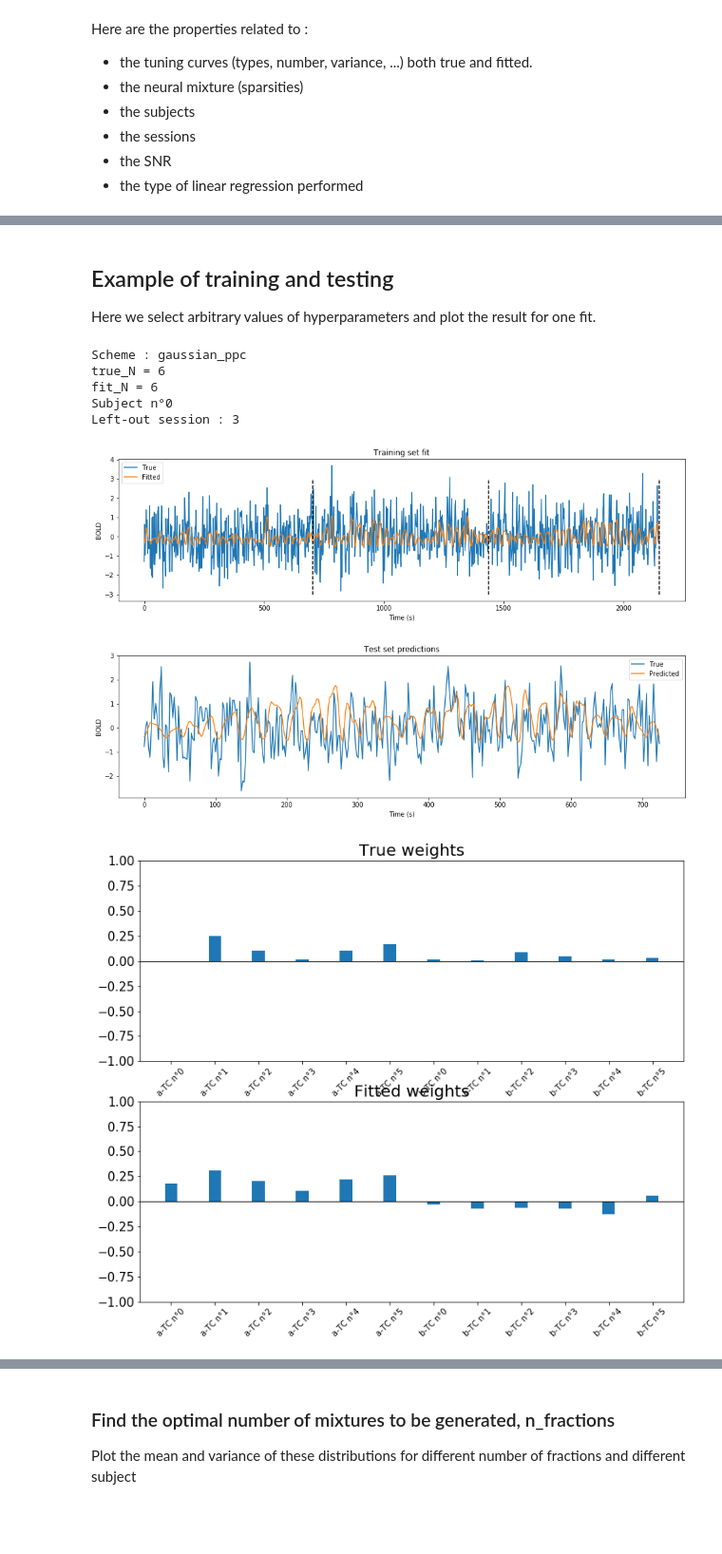
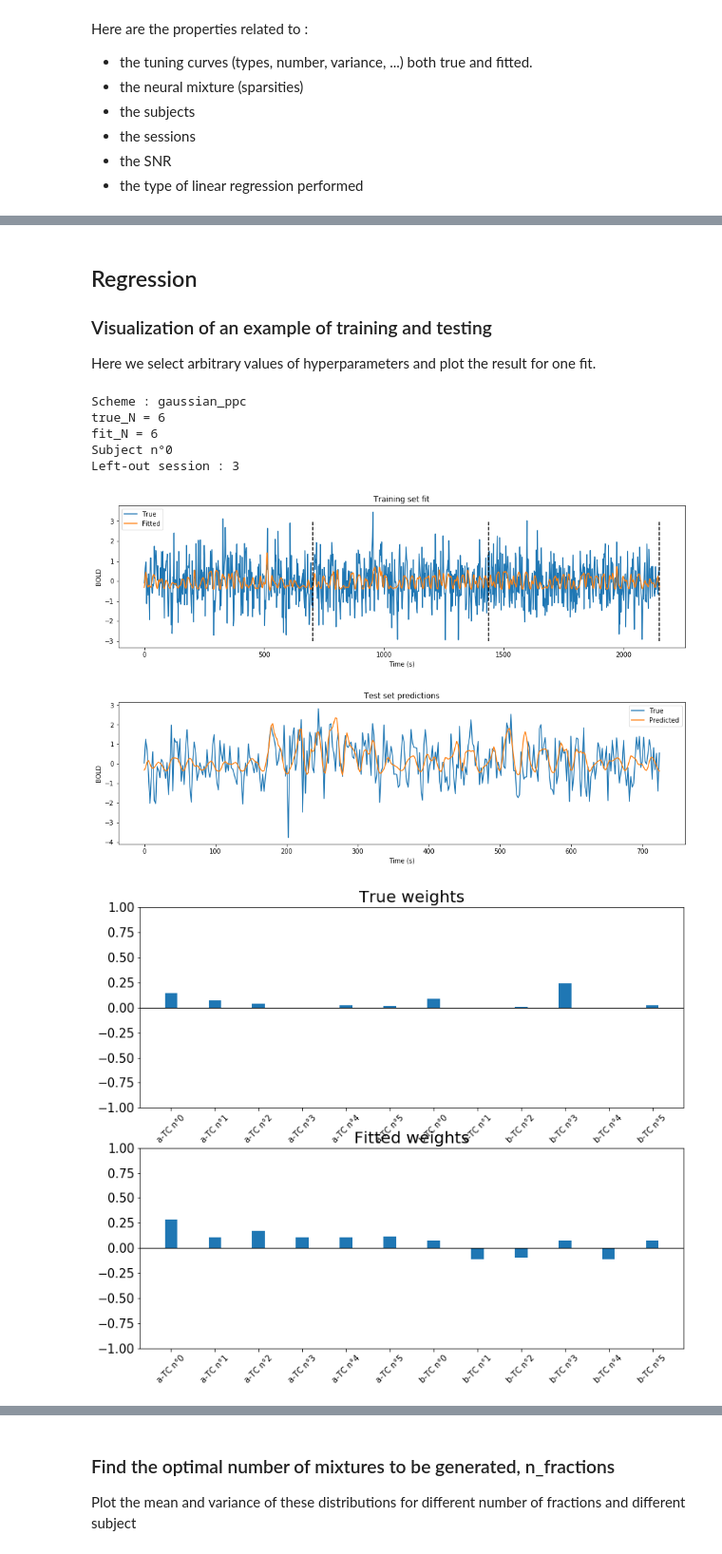
Before and after one commit to sebastiendemortain/neural-coding-of-probabilities, a Jupyter notebook: simulation_results.ipynb, the cells around one changed output, grey strips where cells are left out. Shown at 95% size. Cells and saved outputs as stored; diff of their text form; code cells hidden in the pictures; blank space fills up the shorter version.

```diff
--- a/simulation_results.ipynb
+++ b/simulation_results.ipynb
@@ -112,0 +268,22 @@ We load the design matrix, z-score it
+# %%
+# Initialization
+Xw = [[[[None for k_session in range(n_sessions)] for k_subject in range(n_subjects)] for k_fit_N in range(n_N)]
+     for k_scheme in range(n_schemes)]
+
+# Whitening matrix
+white_mat = sio.loadmat('data/simu/whitening_matrix.mat')
+W = white_mat['W']
+# Complete the in-between session "holes"
+W[300:600, 300:600] = W[20:320, 20:320]
+
+if not whitening_done:
+    # Multiplying the zscored X with the whitening matrix
+    for k_scheme, k_fit_N, k_subject, k_session in itertools.product(range(n_schemes), range(n_N), range(n_subjects), range(n_sessions)):
+        X_tmp = copy.deepcopy(X[k_scheme][k_fit_N][k_subject][k_session])    # Just to lighten code
+        rows_dim, columns_dim = X_tmp.shape
+        X_tmp = np.matmul(W[:rows_dim, :rows_dim], X_tmp)
+        Xw[k_scheme][k_fit_N][k_subject][k_session] = copy.deepcopy(X_tmp)
+
+whitening_done = True
+
+X_after_whitening = copy.deepcopy(Xw)
@@ -450,15 +522,18 @@ plt.show()
 # %% [markdown]
-## Example of training and testing
+## Regression
+
+### Visualization of an example of training and testing
 
 Here we select arbitrary values of hyperparameters and plot the result for one fit.
 # %%
+#######################################
 k_scheme = 0
-k_fraction = 18
+k_fraction = 10
 k_fit_N = 2
 k_true_N = 2
-
 k_subject = 0
 k_session = 3    # Left-out session
+#######################################
 
 true_N = N_array[k_true_N]
 fit_N = N_array[k_fit_N]
@@ -535,34 +610,34 @@ for k in range(2*true_N):
         labels[k] = 'b-TC n°'+str(k%true_N)
 ax_true_weights.bar(labels, true_weights, width=width)
 ax_true_weights.tick_params(labelsize=15)
 ax_true_weights.set_title('True weights', fontsize=20)
 ax_true_weights.set_ylim([-1, 1])
 ax_true_weights.set_xticklabels(labels, rotation=45, fontsize=10)
 ax_true_weights.axhline(0, color="black", linewidth=1)
 
 width = 1/np.sqrt((2*fit_N))
 ax_fit_weights = fig.add_subplot(212)
 labels = [None for k in range(2*fit_N)]
 for k in range(2*fit_N):
     if k<fit_N:
         labels[k] = 'a-TC n°'+str(k%fit_N)
     else:
         labels[k] = 'b-TC n°'+str(k%fit_N)
 ax_fit_weights.bar(labels, fit_weights, width=width)
 ax_fit_weights.tick_params(labelsize=15)
 ax_fit_weights.set_title('Fitted weights', fontsize=20)
 ax_fit_weights.set_ylim([-1, 1])
 ax_fit_weights.set_xticklabels(labels, rotation=45, fontsize=10)
 ax_fit_weights.axhline(0, color="black", linewidth=1)
 
 plt.show()
 # %% [output]
 Scheme : gaussian_ppc
 true_N = 6
 fit_N = 6
 Subject n°0
 Left-out session : 3
-[figure, old version]
+[figure, new version]
-[figure, old version]
+[figure, new version]
-[figure, old version]
+[figure, new version]
 # %% [markdown]
```
Also changed, not shown: parts of 24 cells of this notebook.
